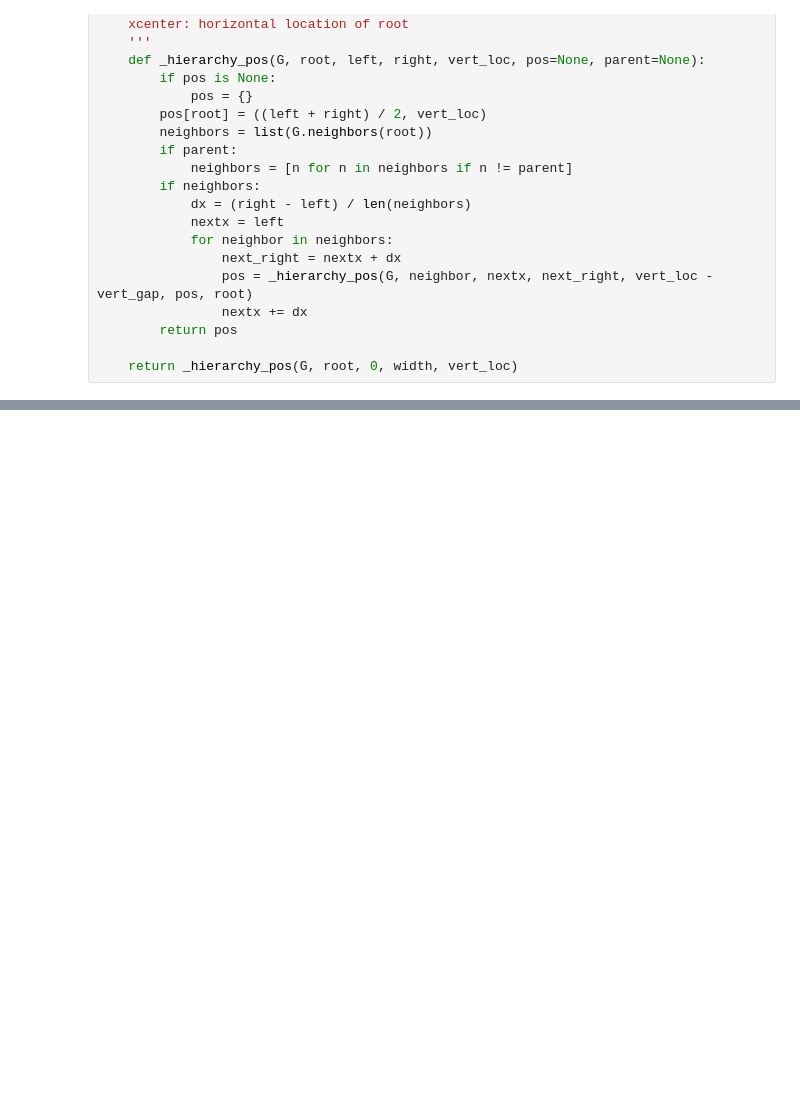
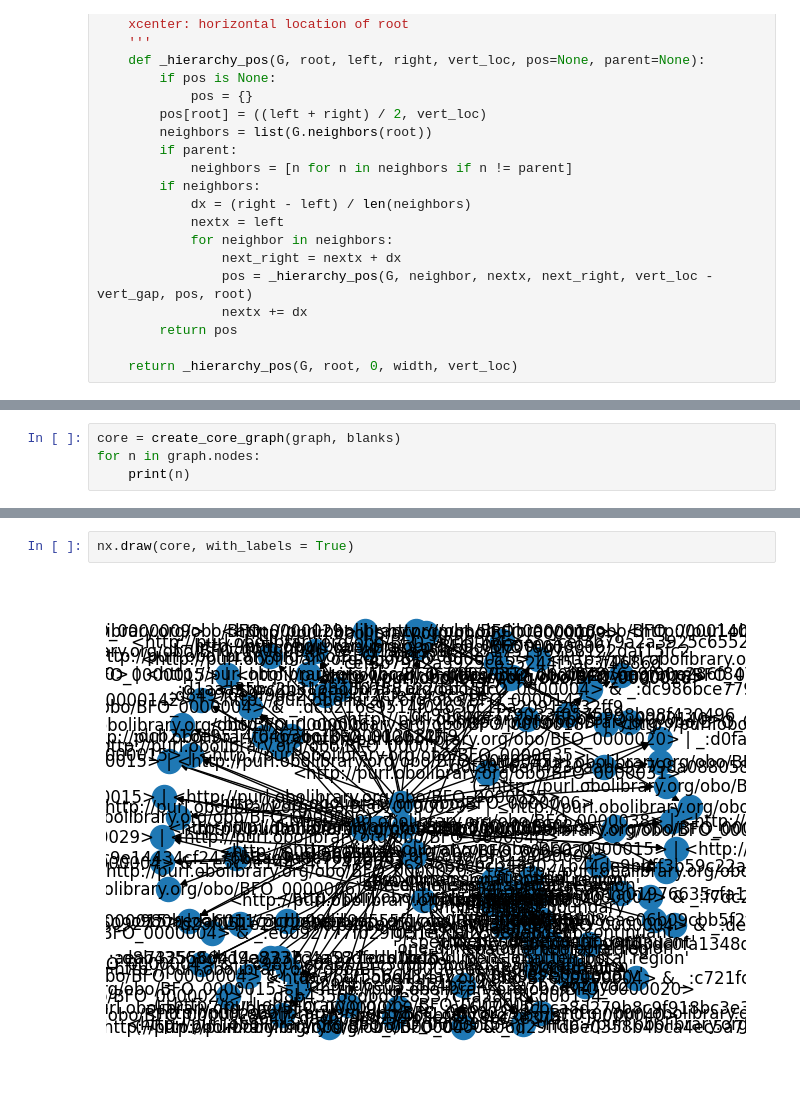
Before and after one commit to SamirKipper/Ontopo, a Jupyter notebook: src/test.ipynb, the cells around one changed output, grey strips where cells are left out. Cells and saved outputs as stored; diff of their text form; blank space fills up the shorter version.

```diff
--- a/src/test.ipynb
+++ b/src/test.ipynb
@@ -161,0 +129,4 @@ print(result)
+# %%
+core = create_core_graph(graph, blanks)
+for n in graph.nodes:
+    print(n)
@@ -161,0 +151,4 @@ print(result)
+# %%
+nx.draw(core, with_labels = True)
+# %% [output]
+[figure, added]
```
Also changed, not shown: parts of 14 cells of this notebook, 3 other files.
